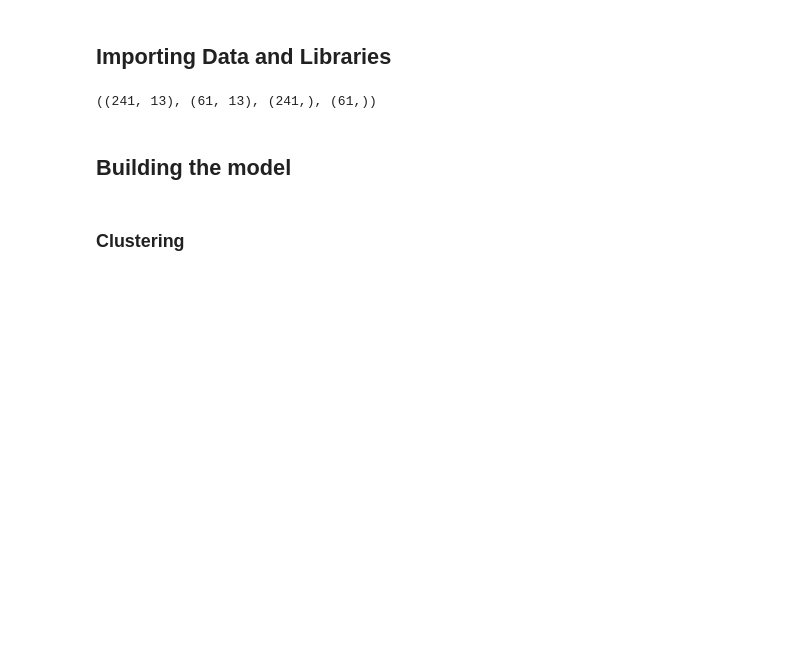
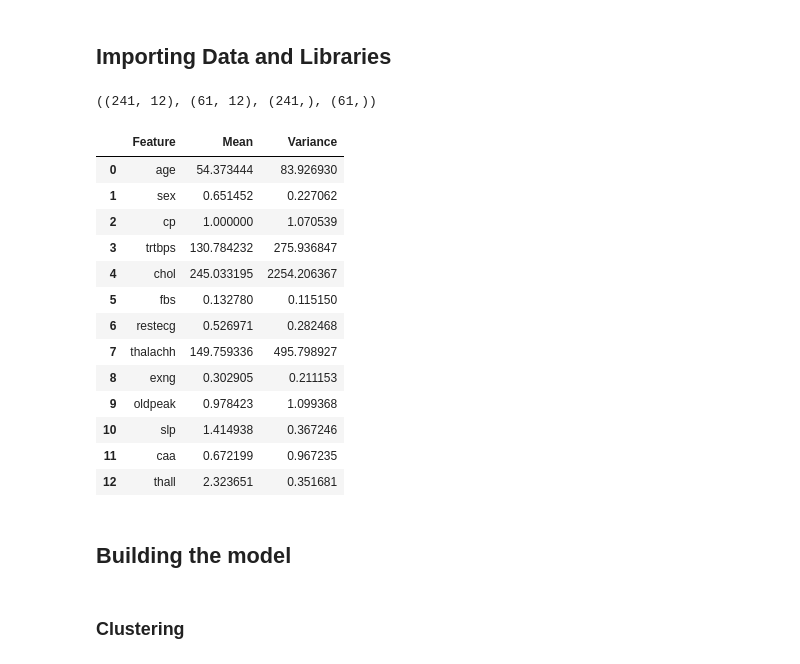
Before and after one commit to AlexGoncalves21/SInts_24, a Jupyter notebook: FinalProject/FuzzyInference.ipynb, the cells around one changed output. Saved outputs shown, nothing was run; the diff lists cells and outputs as text; code cells hidden in the pictures; blank space fills up the shorter version.

```diff
--- a/FinalProject/FuzzyInference.ipynb
+++ b/FinalProject/FuzzyInference.ipynb
@@ -18,7 +18,7 @@ Train = pd.read_csv('dataTrain.csv')
 Test = pd.read_csv('dataTest.csv')
 
 stats = pd.read_csv('stats.csv')
-stats.columns = ['var', 'mean', 'std']
+stats = stats.iloc[:,1:]
 
 X_train = Train.drop('output', axis=1)
 y_train = Train['output']
@@ -32,7 +32,24 @@ mins = X_train.min().tolist()
 var_names = X_train.columns.to_list()
 X_train.shape, X_test.shape, y_train.shape, y_test.shape
 # %% [output]
-((241, 13), (61, 13), (241,), (61,))
+((241, 12), (61, 12), (241,), (61,))
+# %%
+stats
+# %% [output]
+|  | Feature | Mean | Variance |
+| 0 | age | 54.373444 | 83.926930 |
+| 1 | sex | 0.651452 | 0.227062 |
+| 2 | cp | 1.000000 | 1.070539 |
+| 3 | trtbps | 130.784232 | 275.936847 |
+| 4 | chol | 245.033195 | 2254.206367 |
+| 5 | fbs | 0.132780 | 0.115150 |
+| 6 | restecg | 0.526971 | 0.282468 |
+| 7 | thalachh | 149.759336 | 495.798927 |
+| 8 | exng | 0.302905 | 0.211153 |
+| 9 | oldpeak | 0.978423 | 1.099368 |
+| 10 | slp | 1.414938 | 0.367246 |
+| 11 | caa | 0.672199 | 0.967235 |
+| 12 | thall | 2.323651 | 0.351681 |
 # %%
 savecols = X_train.columns
 # %%
```
Also changed, not shown: parts of 9 cells of this notebook, 6 other files.
